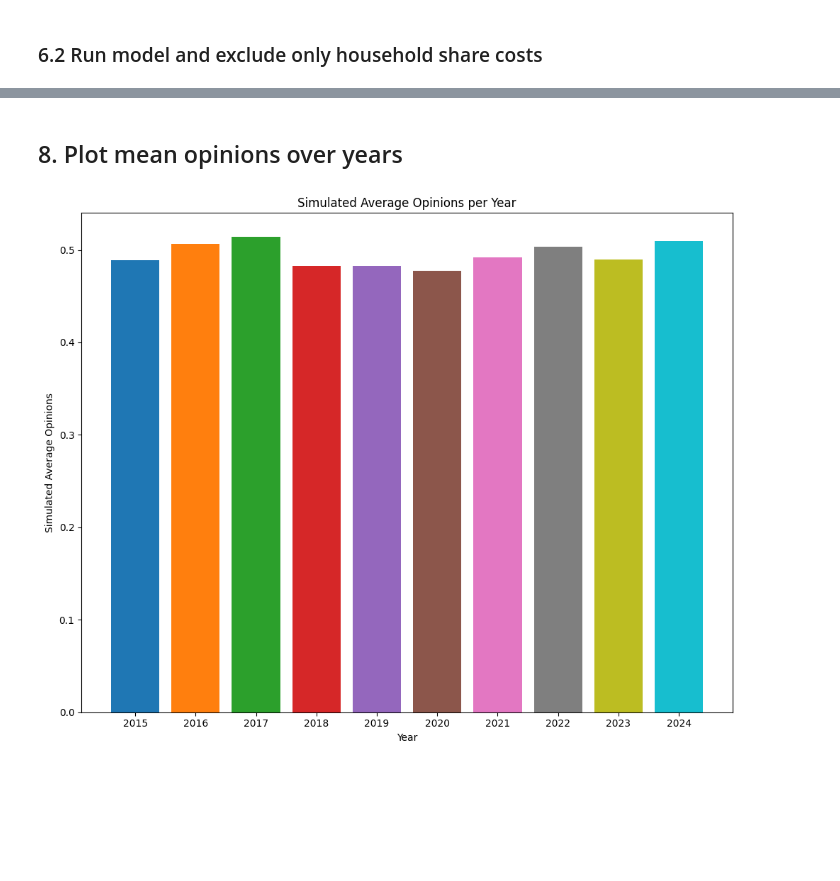
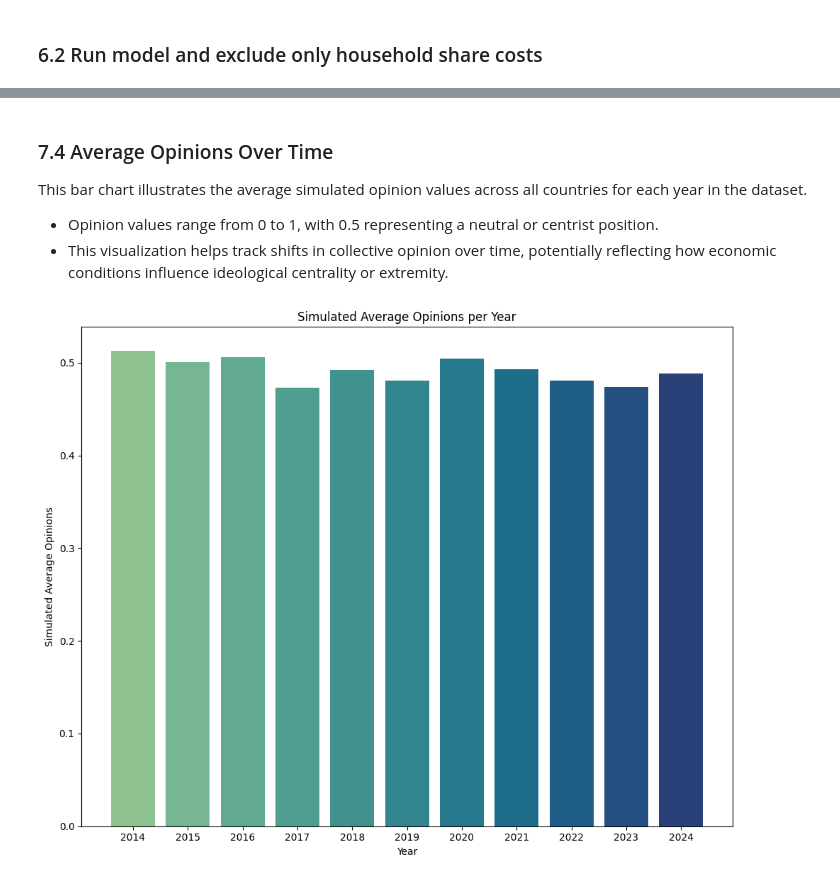
Before and after one commit to tinasophie15/CMSS_Project_Group_15, a Jupyter notebook: src/cmss_group_15.ipynb, the cells around one changed output, grey strips where cells are left out. Cells and saved outputs as stored; diff of their text form; code cells hidden in the pictures; blank space fills up the shorter version.

Commit message:
[CMSS] changed color palette and added markdown cells

```diff
--- a/src/cmss_group_15.ipynb
+++ b/src/cmss_group_15.ipynb
@@ -167,5 +186,5 @@ In the following cells, we prepare the preprocessing in terms of defining releva
 # %%
-relevant_years = [str(year) for year in range(2015, 2025)]
+relevant_years = [str(year) for year in range(2014, 2025)]
 relevant_columns = ["geo"] + relevant_years
 non_eu_entities = ['EU27_2020', 'EA20']
 # %%
@@ -503,19 +594,24 @@ plt.show()
 # %% [markdown]
-## 8. Plot mean opinions over years
+### 7.4 Average Opinions Over Time
+
+This bar chart illustrates the average simulated opinion values across all countries for each year in the dataset.
+
+- Opinion values range from 0 to 1, with 0.5 representing a neutral or centrist position.
+- This visualization helps track shifts in collective opinion over time, potentially reflecting how economic conditions influence ideological centrality or extremity.
 # %%
 years = list(mean_opinions_over_years_all_factors.keys())
 frustration_means = list(mean_opinions_over_years_all_factors.values())
 
-palette = sns.color_palette("tab10", len(years))
+palette = sns.color_palette("crest", len(years))
 colors = palette.as_hex()
 
 plt.figure(figsize=(10, 8))
 plt.bar(years, frustration_means, color=colors)
 plt.xlabel("Year")
 plt.ylabel("Simulated Average Opinions")
 plt.title("Simulated Average Opinions per Year")
 plt.tight_layout()
 plt.savefig(result_dir.joinpath("mean_opinions_over_years.pdf"), format="pdf")
 plt.show()
 # %% [output]
-[figure, old version]
+[figure, new version]
```
Also changed, not shown: parts of 30 cells of this notebook, 9 other files.
